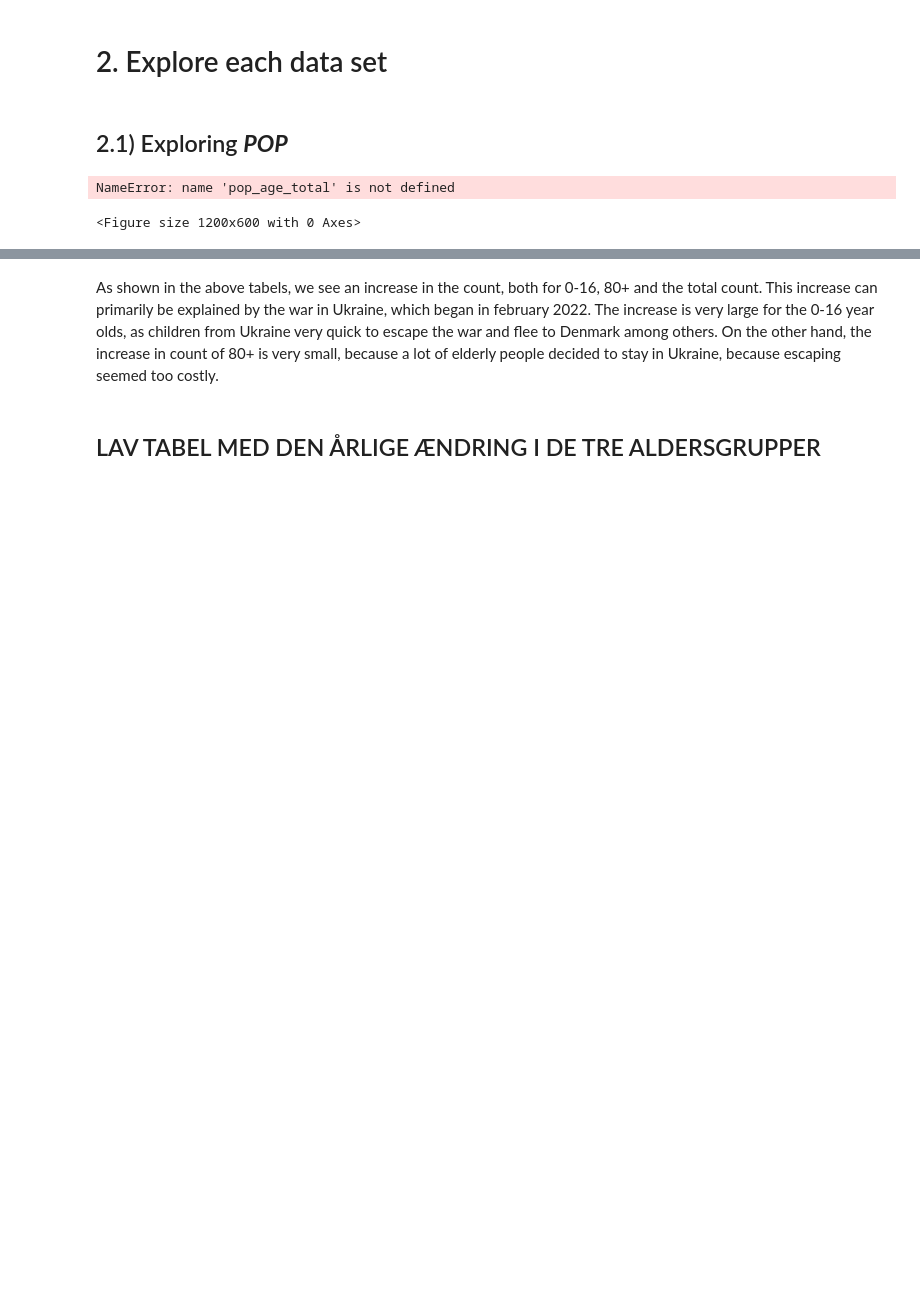
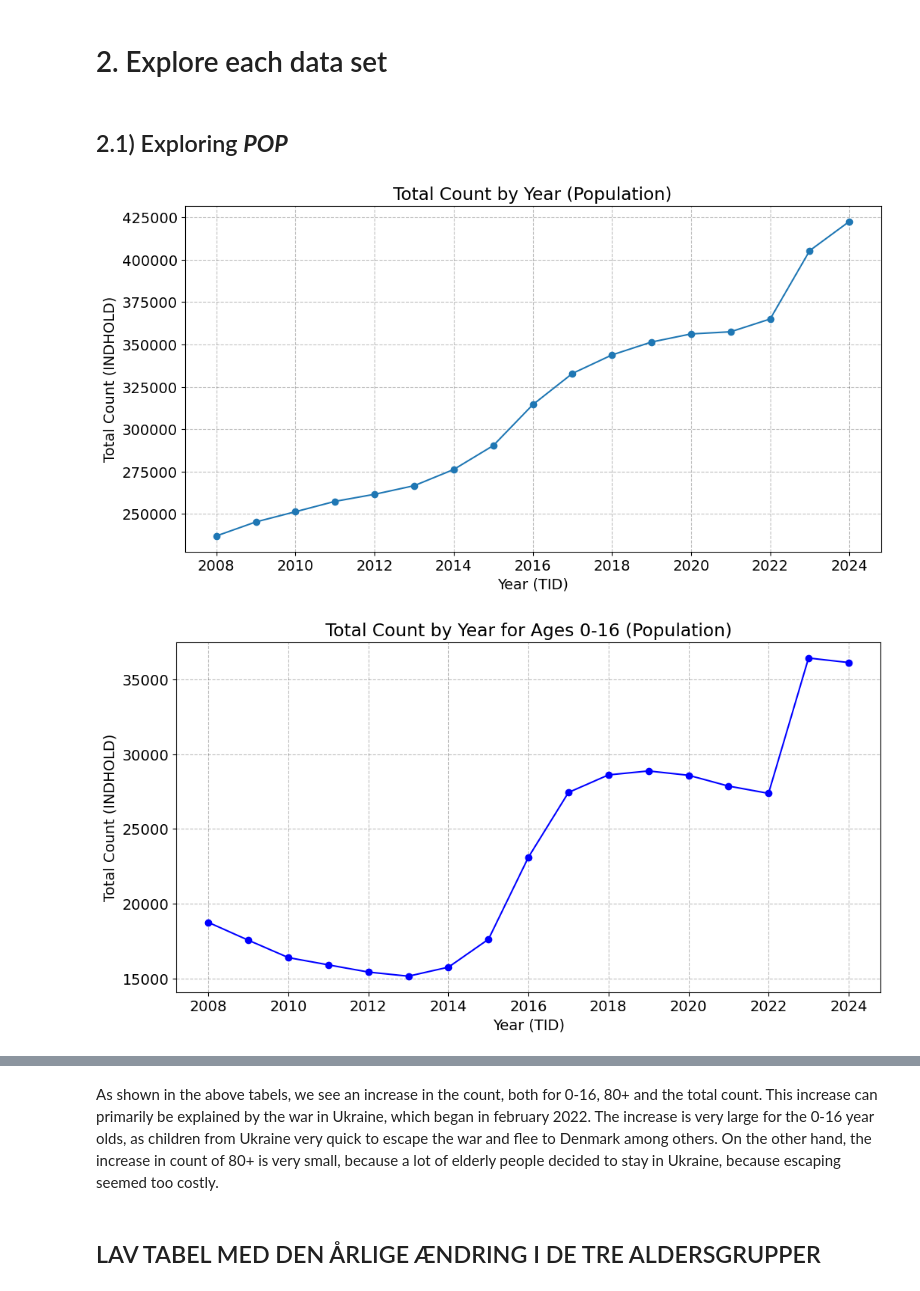
Before and after one commit to NumEconCopenhagen/projects-2024-team-westenholz, a Jupyter notebook: dataproject/dataproject.ipynb, the cells around one changed output, grey strips where cells are left out. Saved outputs shown, nothing was run; the diff lists cells and outputs as text; code cells hidden in the pictures; blank space fills up the shorter version.

```diff
--- a/dataproject/dataproject.ipynb
+++ b/dataproject/dataproject.ipynb
@@ -219,50 +218,8 @@ We have now turned the two datasets, ***FOLK1E*** and ***FRDK123*** from Statist
 # 2. Explore each data set
 # %% [markdown]
 ## 2.1) Exploring ***POP***
-# %%
-# Filter for the rows where 'ALDER' is 'Age, total'
-age_total = POP['ALDER'] == 'Age, total'  # Replace 'Age, total' with the actual value from your data
-POP_age_total = POP[age_total]
-
-# Assuming you've already filtered by 'TID' to include only the first quarter years as earlier
-plt.figure(figsize=(12, 6))
-plt.plot(pop_age_total['TID'], pop_age_total['INDHOLD'], '-o')  # Line with circle markers
-plt.title('Total Count by Year')
-plt.xlabel('Year (TID)')
-plt.ylabel('Total Count (INDHOLD)')
-plt.grid(True)
-plt.show()
-
-# Ensure 'ALDER' is already converted to the correct format as per previous instructions
-
-# Define the age ranges, directly as strings
-young_age_range = [str(age) for age in range(0, 17)]  # 0-16 years
-# For senior ages, add the specific string that represents ages 105 and above if it exists in your dataset
-senior_age_range = [str(age) for age in range(80, 106)] + ['105 and above']
-
-# Filter the dataframe for the young age range and group by 'TID'
-young_totals = POP[POP['ALDER'].isin(young_age_range)].groupby('TID')['INDHOLD'].sum().reset_index()
-
-# Filter the dataframe for the senior age range and group by 'TID'
-senior_totals = POP[POP['ALDER'].isin(senior_age_range)].groupby('TID')['INDHOLD'].sum().reset_index()
-
-# Plot for young age range
-plt.figure(figsize=(12, 6))
-plt.plot(young_totals['TID'], young_totals['INDHOLD'], '-o', color='blue')
-plt.title('Total Count by Year for Ages 0-16')
-plt.xlabel('Year (TID)')
-plt.ylabel('Total Count (INDHOLD)')
-plt.grid(True)
-plt.show()
-
-# Plot for senior age range
-plt.figure(figsize=(12, 6))
-plt.plot(senior_totals['TID'], senior_totals['INDHOLD'], '-o', color='green')
-plt.title('Total Count by Year for Ages 80+')
-plt.xlabel('Year (TID)')
-plt.ylabel('Total Count (INDHOLD)')
-plt.grid(True)
-plt.show()
-# %% [output]
-NameError: name 'pop_age_total' is not defined
-<Figure size 1200x600 with 0 Axes>
+# %%
+graph_analysis(POP, "Population", )
+# %% [output]
+[figure, added]
+[figure, added]
```
Also changed, not shown: parts of 19 cells of this notebook, 1 other file.
